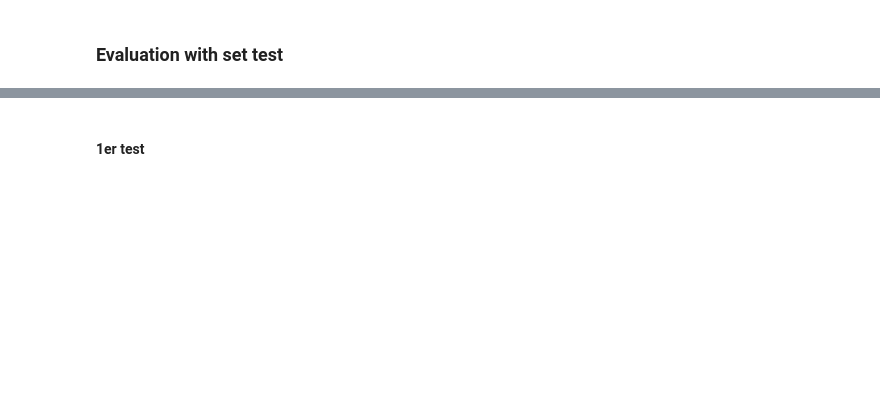
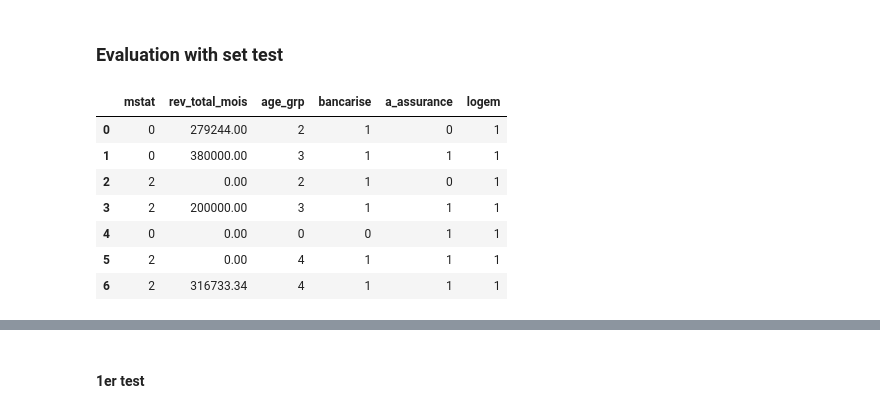
Before and after one commit to Didi17ane/Datas_Exploration, a Jupyter notebook: Modèles IA/Formel_TrainingModel.ipynb, the cells around one changed output, grey strips where cells are left out. Saved outputs shown, nothing was run; the diff lists cells and outputs as text; code cells hidden in the pictures; blank space fills up the shorter version.

```diff
--- a/Modèles IA/Formel_TrainingModel.ipynb
+++ b/Modèles IA/Formel_TrainingModel.ipynb
@@ -544,17 +576,26 @@ print(f"GradientBoostingR - RMSE: {rmse_rboost}, R2: {r2_rboost}")
 # %% [markdown]
 ### **Evaluation with set test**
 # %%
-dat = pd.DataFrame([{'mstat':0, 'rev_total_mois':279244.0, 'age_grp':2, 'empl_formel':1, 'bancarise':1, 'a_assurance':0, 'logem':1},
-                    {'mstat':0, 'rev_total_mois':380000.00,   'age_grp':3, 'empl_formel':1, 'bancarise':1, 'a_assurance':1, 'logem':1},
-                    {'mstat':2, 'rev_total_mois':0.00,    'age_grp':2, 'empl_formel':0, 'bancarise':1, 'a_assurance':0, 'logem':1},
-                    {'mstat':2, 'rev_total_mois':200000.00,   'age_grp':3, 'empl_formel':1, 'bancarise':1, 'a_assurance':1, 'logem':1},
-                    {'mstat':0, 'rev_total_mois':0.00,    'age_grp':0, 'empl_formel':0, 'bancarise':0, 'a_assurance':1, 'logem':1},
-                    {'mstat':2, 'rev_total_mois':0.00,   'age_grp':4, 'empl_formel':0, 'bancarise':1, 'a_assurance':1, 'logem':1},
-                    {'mstat':2, 'rev_total_mois':316733.34,   'age_grp':4, 'empl_formel':1, 'bancarise':1, 'a_assurance':1, 'logem':1}
+dat = pd.DataFrame([{'mstat':0, 'rev_total_mois':279244.0, 'age_grp':2, 'bancarise':1, 'a_assurance':0, 'logem':1},
+                    {'mstat':0, 'rev_total_mois':380000.00,   'age_grp':3, 'bancarise':1, 'a_assurance':1, 'logem':1},
+                    {'mstat':2, 'rev_total_mois':0.00,    'age_grp':2, 'bancarise':1, 'a_assurance':0, 'logem':1},
+                    {'mstat':2, 'rev_total_mois':200000.00,   'age_grp':3, 'bancarise':1, 'a_assurance':1, 'logem':1},
+                    {'mstat':0, 'rev_total_mois':0.00,    'age_grp':0, 'bancarise':0, 'a_assurance':1, 'logem':1},
+                    {'mstat':2, 'rev_total_mois':0.00,   'age_grp':4, 'bancarise':1, 'a_assurance':1, 'logem':1},
+                    {'mstat':2, 'rev_total_mois':316733.34,   'age_grp':4, 'bancarise':1, 'a_assurance':1, 'logem':1}
     ])
 dat
 
 # dat['Profil_Score'] = [52, 75, 44, 70, 33, 62, 75]
+# %% [output]
+|  | mstat | rev_total_mois | age_grp | bancarise | a_assurance | logem |
+| 0 | 0 | 279244.00 | 2 | 1 | 0 | 1 |
+| 1 | 0 | 380000.00 | 3 | 1 | 1 | 1 |
+| 2 | 2 | 0.00 | 2 | 1 | 0 | 1 |
+| 3 | 2 | 200000.00 | 3 | 1 | 1 | 1 |
+| 4 | 0 | 0.00 | 0 | 0 | 1 | 1 |
+| 5 | 2 | 0.00 | 4 | 1 | 1 | 1 |
+| 6 | 2 | 316733.34 | 4 | 1 | 1 | 1 |
 # %%
 dat['Profil_Score'] = [52, 75, 44, 70, 33, 62, 75]
 dat_p = dat.drop(columns=['Profil_Score'])
```
Also changed, not shown: parts of 14 cells of this notebook, 5 other files.
